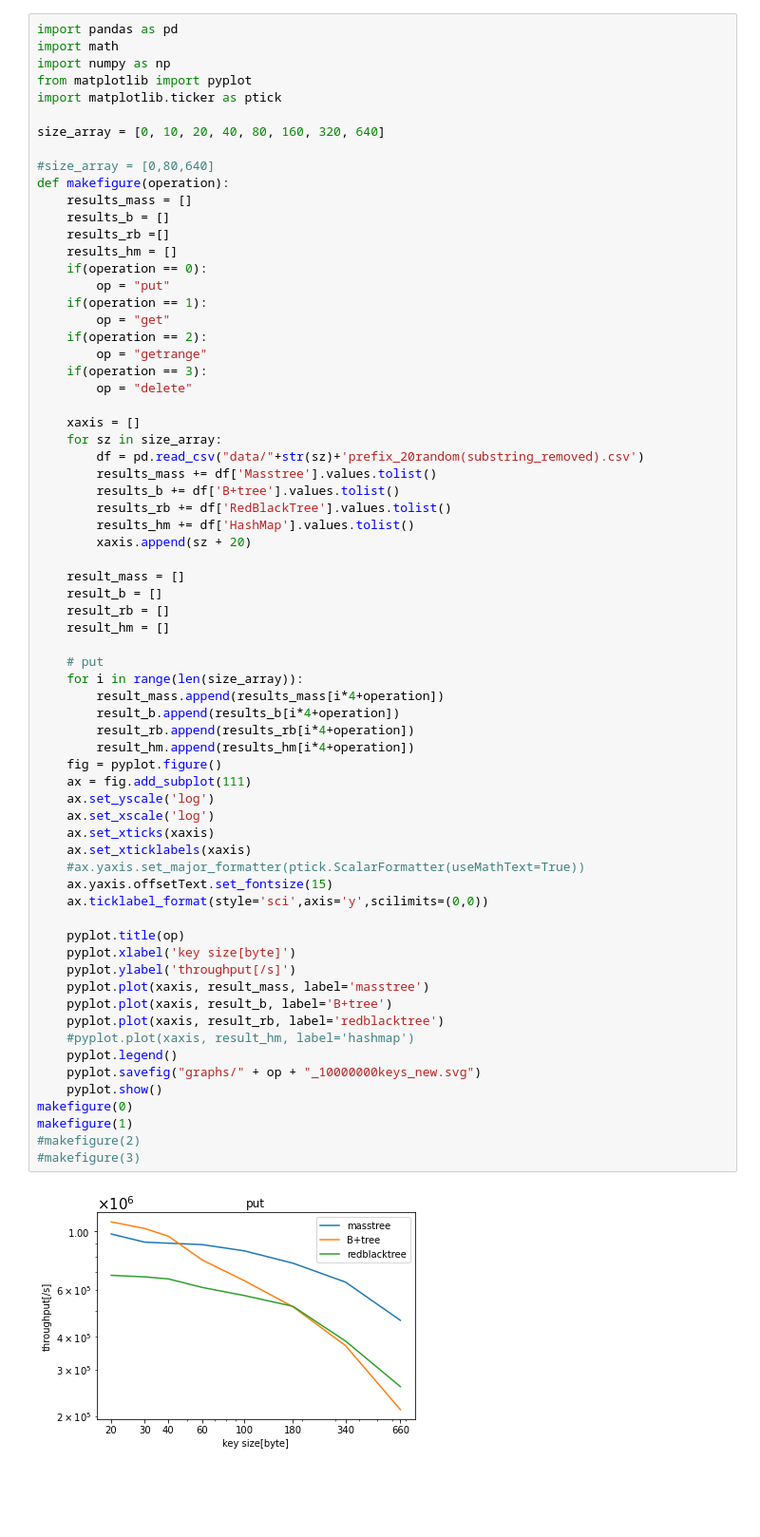
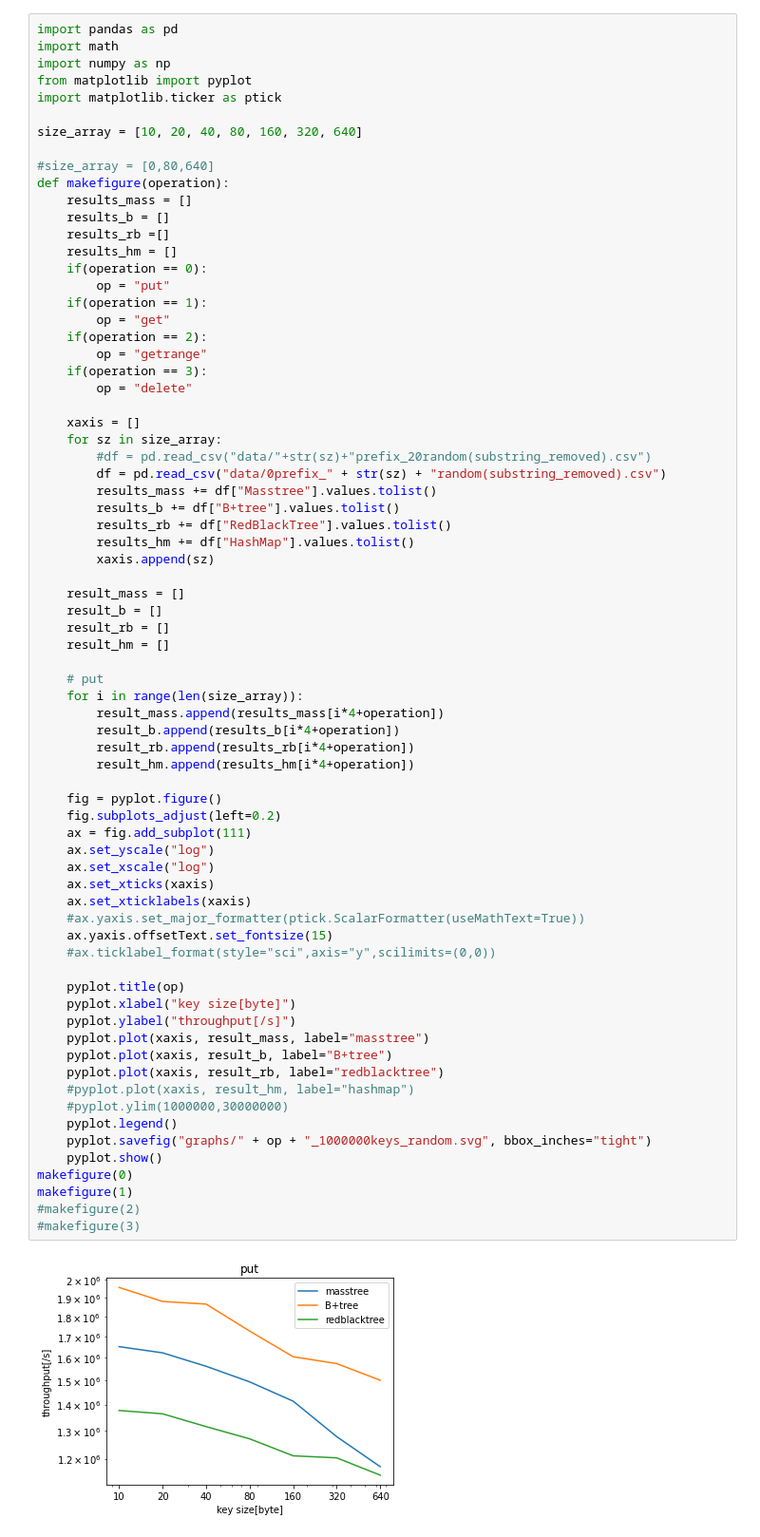
Before and after one commit to okudahi/miniproject, a Jupyter notebook: plot.ipynb, the cells around one changed output. Shown: that part at 95% size. Saved outputs shown, nothing was run; the diff lists cells and outputs as text; blank space fills up the shorter version.

Commit message:
random test

```diff
--- a/plot.ipynb
+++ b/plot.ipynb
@@ -5,7 +5,7 @@ import numpy as np
 from matplotlib import pyplot
 import matplotlib.ticker as ptick
 
-size_array = [0, 10, 20, 40, 80, 160, 320, 640]
+size_array = [10, 20, 40, 80, 160, 320, 640]
 
 #size_array = [0,80,640]
 def makefigure(operation):
@@ -24,47 +24,51 @@ def makefigure(operation):
 
     xaxis = []
     for sz in size_array:
-        df = pd.read_csv("data/"+str(sz)+'prefix_20random(substring_removed).csv')
-        results_mass += df['Masstree'].values.tolist()
-        results_b += df['B+tree'].values.tolist()
-        results_rb += df['RedBlackTree'].values.tolist()
-        results_hm += df['HashMap'].values.tolist()
-        xaxis.append(sz + 20)
+        #df = pd.read_csv("data/"+str(sz)+"prefix_20random(substring_removed).csv")
+        df = pd.read_csv("data/0prefix_" + str(sz) + "random(substring_removed).csv")
+        results_mass += df["Masstree"].values.tolist()
+        results_b += df["B+tree"].values.tolist()
+        results_rb += df["RedBlackTree"].values.tolist()
+        results_hm += df["HashMap"].values.tolist()
+        xaxis.append(sz)
 
     result_mass = []
     result_b = []
     result_rb = []
     result_hm = []
 
     # put
     for i in range(len(size_array)):
         result_mass.append(results_mass[i*4+operation])
         result_b.append(results_b[i*4+operation])
         result_rb.append(results_rb[i*4+operation])
         result_hm.append(results_hm[i*4+operation])
+
     fig = pyplot.figure()
+    fig.subplots_adjust(left=0.2)
     ax = fig.add_subplot(111)
-    ax.set_yscale('log')
-    ax.set_xscale('log')
+    ax.set_yscale("log")
+    ax.set_xscale("log")
     ax.set_xticks(xaxis)
     ax.set_xticklabels(xaxis)
     #ax.yaxis.set_major_formatter(ptick.ScalarFormatter(useMathText=True))
     ax.yaxis.offsetText.set_fontsize(15)
-    ax.ticklabel_format(style='sci',axis='y',scilimits=(0,0))
+    #ax.ticklabel_format(style="sci",axis="y",scilimits=(0,0))
 
     pyplot.title(op)
-    pyplot.xlabel('key size[byte]')
-    pyplot.ylabel('throughput[/s]')
-    pyplot.plot(xaxis, result_mass, label='masstree')
-    pyplot.plot(xaxis, result_b, label='B+tree')
-    pyplot.plot(xaxis, result_rb, label='redblacktree')
-    #pyplot.plot(xaxis, result_hm, label='hashmap')
+    pyplot.xlabel("key size[byte]")
+    pyplot.ylabel("throughput[/s]")
+    pyplot.plot(xaxis, result_mass, label="masstree")
+    pyplot.plot(xaxis, result_b, label="B+tree")
+    pyplot.plot(xaxis, result_rb, label="redblacktree")
+    #pyplot.plot(xaxis, result_hm, label="hashmap")
+    #pyplot.ylim(1000000,30000000)
     pyplot.legend()
-    pyplot.savefig("graphs/" + op + "_10000000keys_new.svg")
+    pyplot.savefig("graphs/" + op + "_1000000keys_random.svg", bbox_inches="tight")
     pyplot.show()
 makefigure(0)
 makefigure(1)
 #makefigure(2)
 #makefigure(3)
 # %% [output]
-[figure, old version]
+[figure, new version]
```
Also changed, not shown: parts of 1 cell of this notebook, 10 other files.
